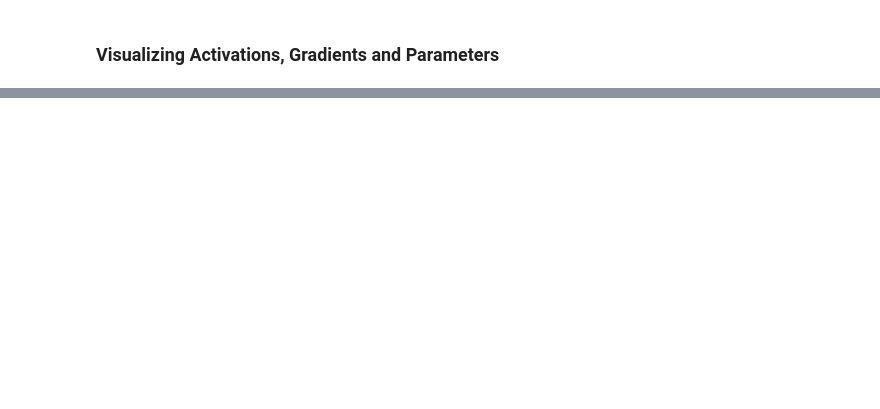
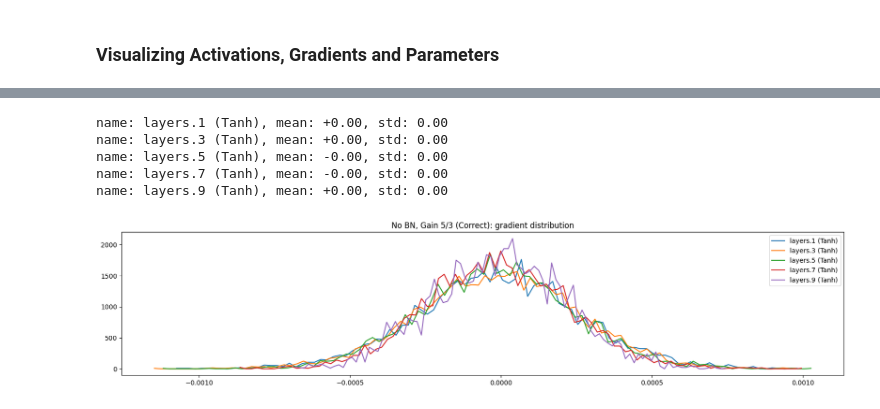
Before and after one commit to collinmccarthy/deep-learning-from-scratch, a Jupyter notebook: notebooks/makemore/makemore_pt3_mlp_bn.ipynb, the cells around one changed output, grey strips where cells are left out. Saved outputs shown, nothing was run; the diff lists cells and outputs as text; code cells hidden in the pictures; blank space fills up the shorter version.

```diff
--- a/notebooks/makemore/makemore_pt3_mlp_bn.ipynb
+++ b/notebooks/makemore/makemore_pt3_mlp_bn.ipynb
@@ -760,0 +783,14 @@ plt.title('(lr*p.grad).std() / p.data.std()).log10()');
+# %%
+# Visualize gradients
+def visualize_grad(hook_wrapper, module=Tanh, prepend_str=""):
+    plt.figure(figsize=(20, 4)) # width and height of the plot
+    legends = []
+    for name in hook_wrapper.forward_tensors.keys():  # Forward has names in correct order
+        t_list = hook_wrapper.backward_tensors[name]
+        t = t_list[-1]
+        print(f'name: {name} ({module.__name__}), mean: {t.mean():+.2f}, std: {t.std():.2f}')
+        hy, hx = torch.histogram(t, density=True)
+        plt.plot(hx[:-1], hy)
+        legends.append(f'{name} ({module.__name__})')
+    plt.legend(legends)
+    plt.title(f'{prepend_str} gradient distribution')
@@ -760,0 +855,9 @@ plt.title('(lr*p.grad).std() / p.data.std()).log10()');
+# %%
+visualize_grad(hook_wrapper, prepend_str="No BN, Gain 5/3 (Correct):")
+# %% [output]
+name: layers.1 (Tanh), mean: +0.00, std: 0.00
+name: layers.3 (Tanh), mean: +0.00, std: 0.00
+name: layers.5 (Tanh), mean: -0.00, std: 0.00
+name: layers.7 (Tanh), mean: -0.00, std: 0.00
+name: layers.9 (Tanh), mean: +0.00, std: 0.00
+[figure, added]
```
Also changed, not shown: parts of 60 cells of this notebook.
